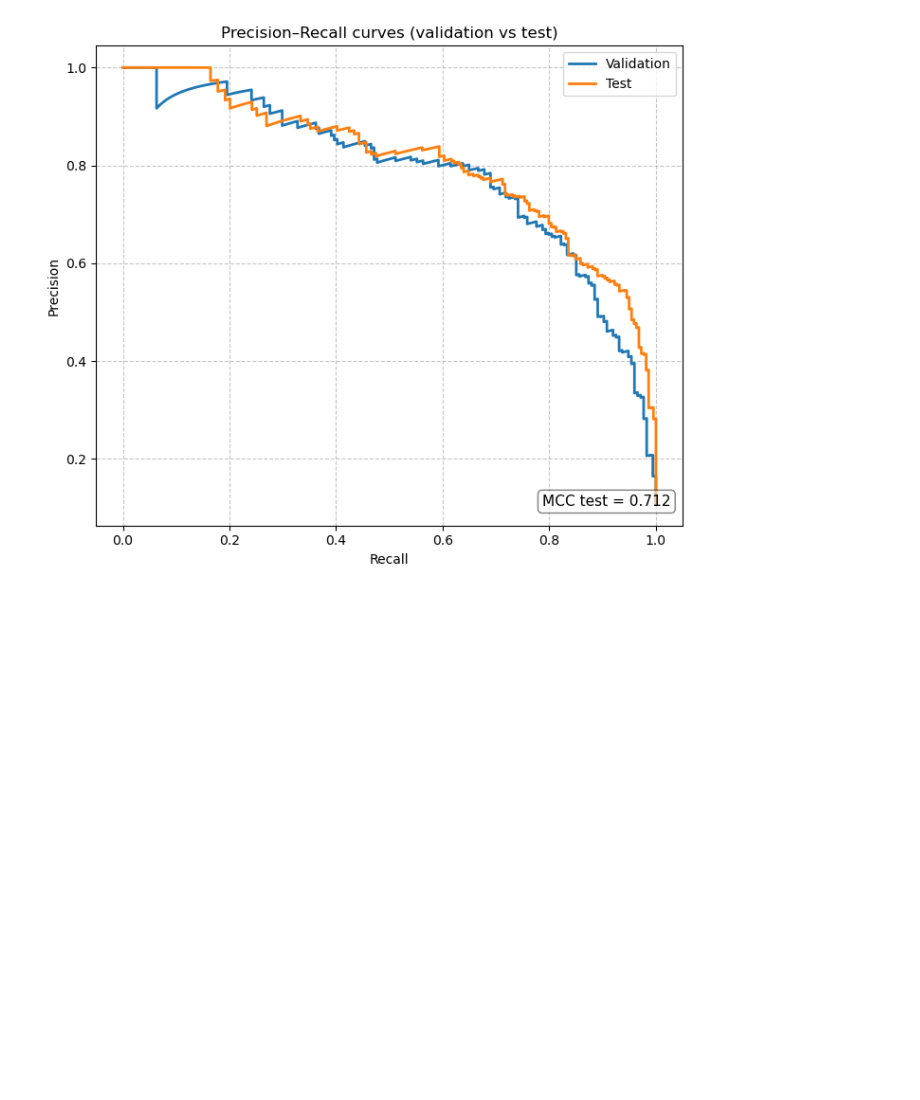
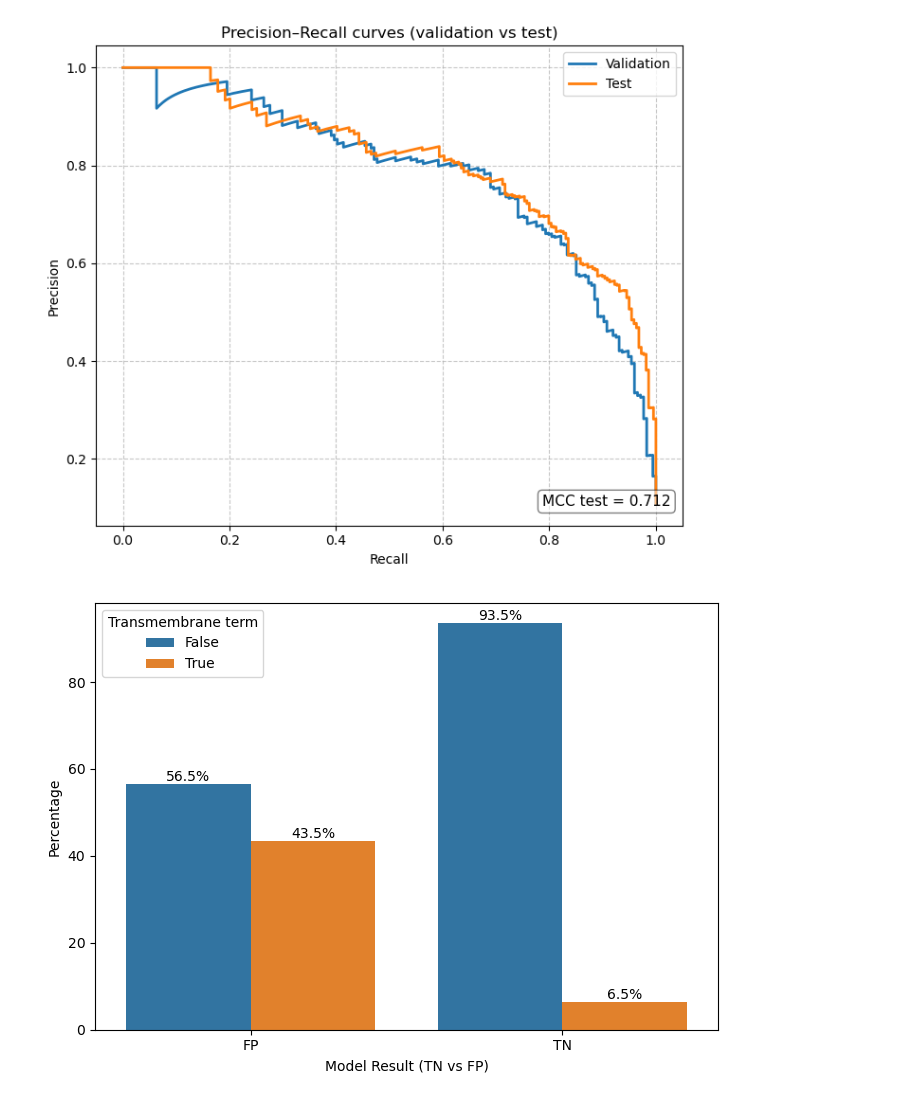
Before and after one commit to Anomalocaris98/LB2_project_group_9, a Jupyter notebook: vonHeijne/Benchmark/VonHeijne_benchmark.ipynb, the cells around one changed output. Saved outputs shown, nothing was run; the diff lists cells and outputs as text; code cells hidden in the pictures; blank space fills up the shorter version.

```diff
--- a/vonHeijne/Benchmark/VonHeijne_benchmark.ipynb
+++ b/vonHeijne/Benchmark/VonHeijne_benchmark.ipynb
@@ -309,3 +309,69 @@ Confusion Matrix:
  [  63  156]]
 [figure]
 [figure]
+# %%
+# === BUILD DATAFRAME FOR THE PLOT (VON HEIJNE on BENCHMARK) ===
+
+df_vh = testing_set.copy()
+
+# Ensure the transmembrane column exists
+if "transmembrane_term" not in df_vh.columns:
+    if "HelixDomain" in df_vh.columns:
+        df_vh = df_vh.rename(columns={"HelixDomain": "transmembrane_term"})
+    else:
+        raise KeyError(
+            "Neither 'transmembrane_term' nor 'HelixDomain' found in benchmark dataset."
+        )
+
+# Add true and predicted labels
+df_vh["true_label"] = labels_test   # 0 / 1
+df_vh["pred_label"] = yp            # 0 / 1
+
+# Keep only True Negatives (TN) and False Positives (FP)
+df_vh["results"] = df_vh.apply(
+    lambda row: "TN" if row["true_label"] == 0 and row["pred_label"] == 0
+    else ("FP" if row["true_label"] == 0 and row["pred_label"] == 1 else None),
+    axis=1
+)
+
+df_plot = df_vh[df_vh["results"].isin(["TN", "FP"])]
+
+# Remove Null values from transmembrane term for plotting only
+df_plot = df_plot[df_plot["transmembrane_term"].notna()]
+
+# Count entries in each class (TN vs FP) split by transmembrane_term
+counts = (
+    df_plot
+    .groupby(["results", "transmembrane_term"])
+    .size()
+    .rename("n")
+    .reset_index()
+)
+
+# Compute percentages within each group (TN vs FP)
+counts["percent"] = counts.groupby("results")["n"].transform(
+    lambda s: (s / s.sum()) * 100
+)
+
+# === CREATE BARPLOT ===
+plt.figure(figsize=(7,5))
+ax = sns.barplot(
+    data=counts,
+    x="results",
+    y="percent",
+    hue="transmembrane_term"
+)
+
+ax.set_ylabel("Percentage")
+ax.set_xlabel("Model Result (TN vs FP)")
+ax.legend(title="Transmembrane term")
+
+# Add % labels above bars
+for c in ax.containers:
+    ax.bar_label(c, fmt="%.1f%%")
+
+plt.tight_layout()
+plt.savefig("TN_vs_FP_VonHeijne.png", dpi=300)
+plt.show()
+# %% [output]
+[figure, added]
```
Also changed, not shown: 4 other files.
